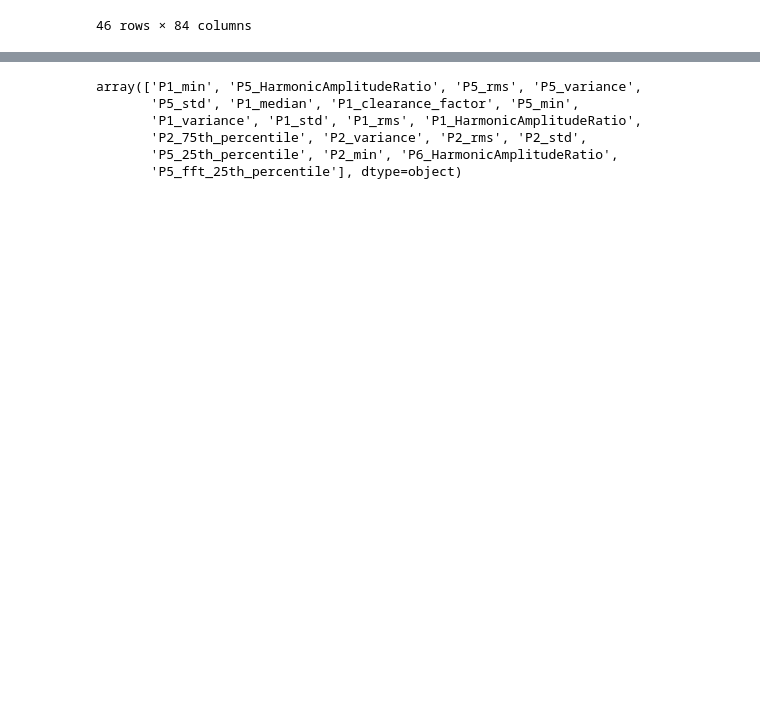
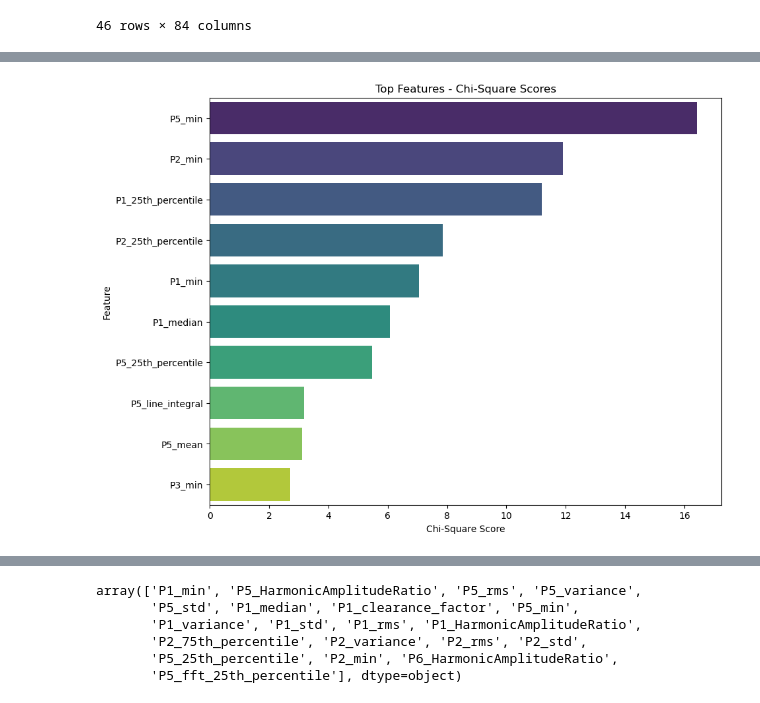
Before and after one commit to alexxdediu/Data-Challenge-PHM-Asia-Pacific-2023, a Jupyter notebook: feature_engineering.ipynb, the cells around one changed output, grey strips where cells are left out. Saved outputs shown, nothing was run; the diff lists cells and outputs as text; code cells hidden in the pictures; blank space fills up the shorter version.

```diff
--- a/feature_engineering.ipynb
+++ b/feature_engineering.ipynb
@@ -377 +431,28 @@ def feature_selection_anova(df_X,df_y,n_features):
     return features
+# %%
+def feature_selection_chi2(df_X, df_y, n_features):
+    X = df_X
+    y = df_y['binary_condition']
+
+    # Applicazione di SelectKBest con la funzione chi2
+    chi2_selector = SelectKBest(chi2, k=n_features)
+    chi2_selector.fit(X, y)
+
+    # Ottenere i punteggi e le feature selezionate
+    scores = chi2_selector.scores_
+    selected_features = chi2_selector.get_support(indices=True)
+    feature_scores = pd.DataFrame({'Feature': X.columns, 'Score': scores})
+    feature_scores = feature_scores.sort_values(by='Score', ascending=False)
+
+    top_features = feature_scores.head(n_features)
+    features = top_features["Feature"].values
+
+    # Visualizzazione delle feature selezionate e dei loro punteggi
+    plt.figure(figsize=(10, 8))
+    sns.barplot(x='Score', y='Feature', data=top_features, palette='viridis')
+    plt.title('Top Features - Chi-Square Scores')
+    plt.xlabel('Chi-Square Score')
+    plt.ylabel('Feature')
+    plt.show()
+
+    return features
@@ -401,0 +494,4 @@ features_train = feature_selection_anova(df_features_train,df_labels_train,20)
+# %%
+features_chi2_train = feature_selection_chi2(df_features_train,df_labels_train,10)
+# %% [output]
+[figure, added]
```
Also changed, not shown: parts of 10 cells of this notebook, 6 other files.
